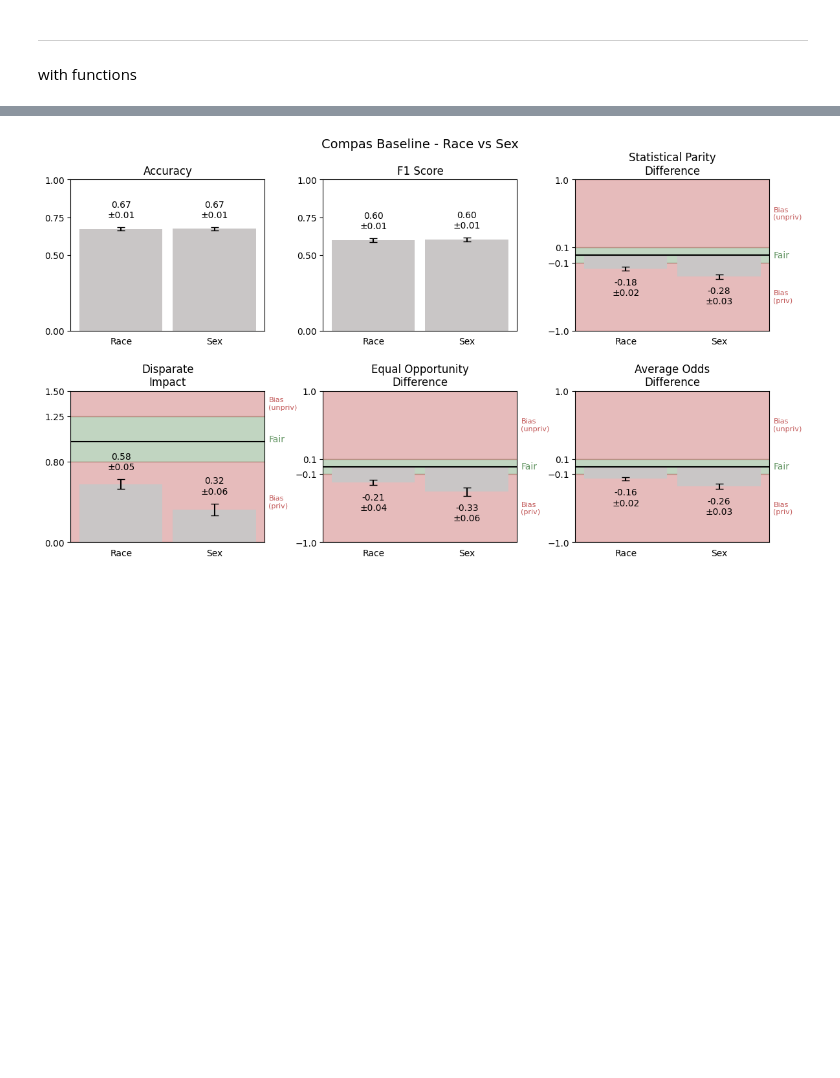
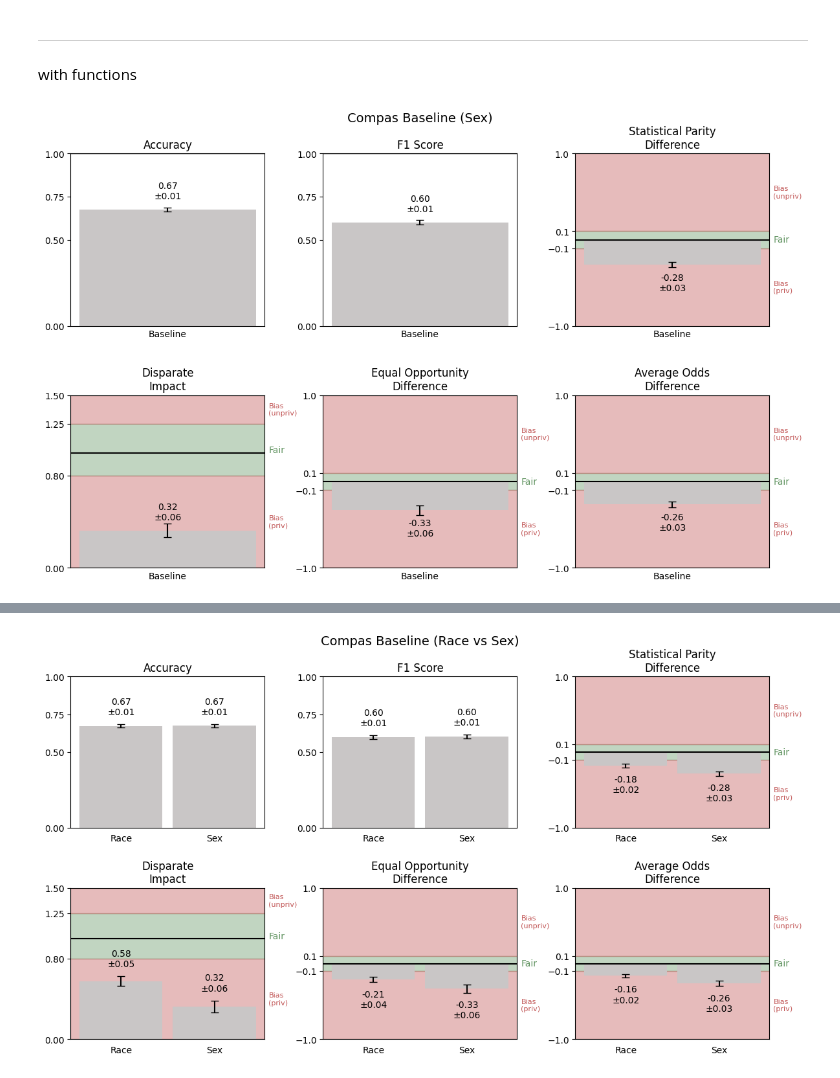
Before and after one commit to jeaend/bias-mitigation-aif360, a Jupyter notebook: notebooks/COMPAS/02_baseline.ipynb, the cells around one changed output, grey strips where cells are left out. Saved outputs shown, nothing was run; the diff lists cells and outputs as text; code cells hidden in the pictures; blank space fills up the shorter version.

```diff
--- a/notebooks/COMPAS/02_baseline.ipynb
+++ b/notebooks/COMPAS/02_baseline.ipynb
@@ -176,4 +176,8 @@ plt.show()
 # %% [markdown]
 -------------------------------------------------
 with functions
+# %%
+viz_metrics_2x3(compas_sex_metrics_agg, title='Compas Baseline (Sex)')
+# %% [output]
+[figure, added]
 # %%
```
Also changed, not shown: parts of 2 cells of this notebook.
